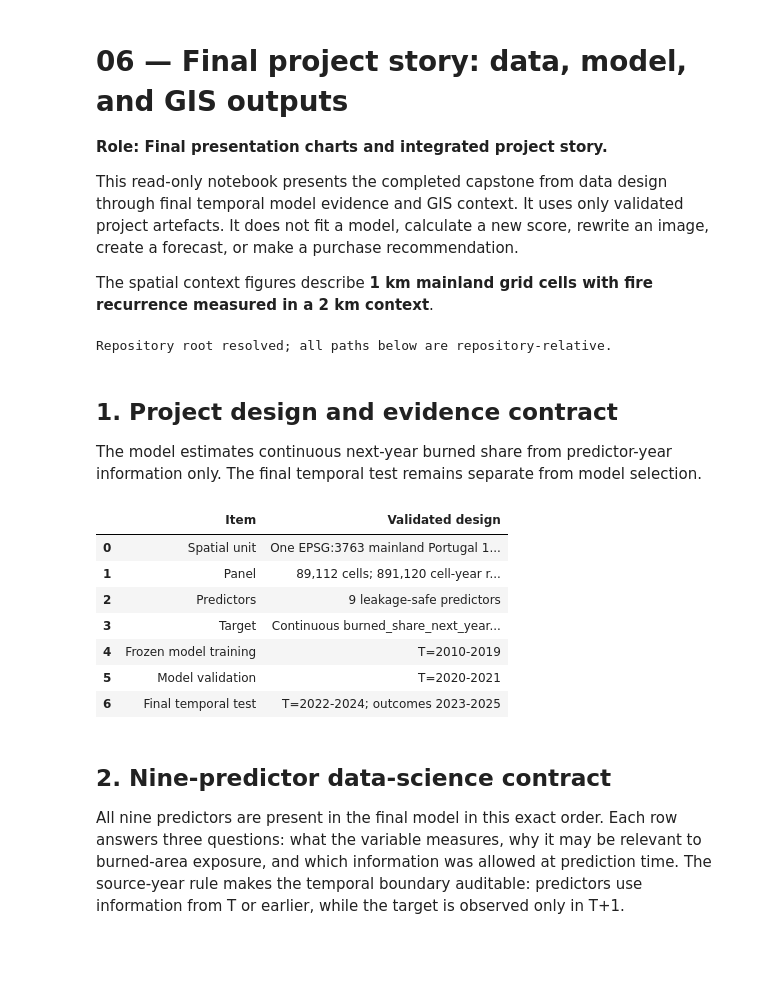
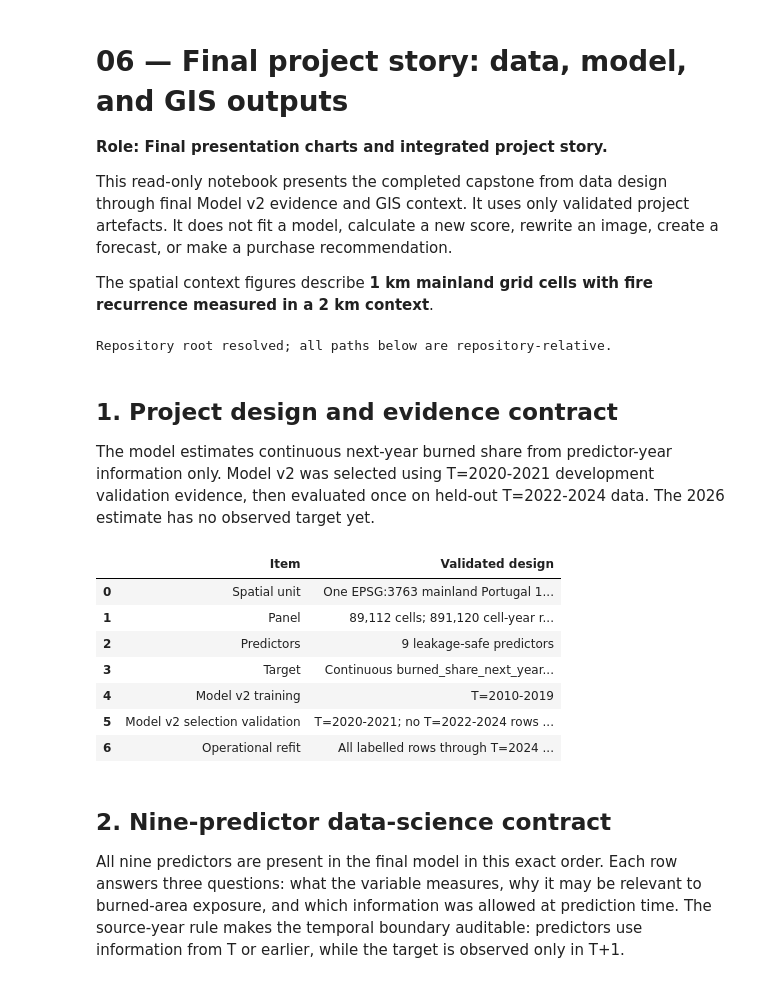
Before and after one commit to serhii-diadechko-git/wildfire_property_screening_portugal, a Jupyter notebook: notebooks/06_final_charts.ipynb, the cells around one changed output. Saved outputs shown, nothing was run; the diff lists cells and outputs as text; code cells hidden in the pictures; blank space fills up the shorter version.

```diff
--- a/notebooks/06_final_charts.ipynb
+++ b/notebooks/06_final_charts.ipynb
@@ -3,7 +3,7 @@
 
 **Role: Final presentation charts and integrated project story.**
 
-This read-only notebook presents the completed capstone from data design through final temporal model evidence and GIS context. It uses only validated project artefacts. It does not fit a model, calculate a new score, rewrite an image, create a forecast, or make a purchase recommendation.
+This read-only notebook presents the completed capstone from data design through final Model v2 evidence and GIS context. It uses only validated project artefacts. It does not fit a model, calculate a new score, rewrite an image, create a forecast, or make a purchase recommendation.
 
 The spatial context figures describe **1 km mainland grid cells with fire recurrence measured in a 2 km context**.
 # %%
@@ -27,45 +27,47 @@ Repository root resolved; all paths below are repository-relative.
 # %% [markdown]
 ## 1. Project design and evidence contract
 
-The model estimates continuous next-year burned share from predictor-year information only. The final temporal test remains separate from model selection.
+The model estimates continuous next-year burned share from predictor-year information only. Model v2 was selected using T=2020-2021 development validation evidence, then evaluated once on held-out T=2022-2024 data. The 2026 estimate has no observed target yet.
 # %%
 from src.feature_contract import FIELD_CONTRACTS, PREDICTOR_COLUMNS, TARGET_COLUMN
 from src.final_visuals import validate_final_visuals
-from src.model_diagnostics import validate_model_diagnostics
+from src.model_diagnostics import DIAGNOSTIC_FIGURES
+from src.notebook_reporting import (binned_observed_estimated_table, model_comparison_frame, plot_binned_observed_estimated, plot_metric_comparison, plot_prediction_diagnostics)
 
 national_validation_path = PROJECT_ROOT / 'data/processed/national_panel_2015_2024_validation.json'
 eda_path = PROJECT_ROOT / 'reports/validation/national_panel_model_readiness_eda.json'
-final_metrics_path = PROJECT_ROOT / 'data/processed/extended_model_selection_2010_2021/final_temporal_test_metrics.json'
+final_test_metrics_path = PROJECT_ROOT / 'data/processed/extended_model_selection_2010_2021/final_temporal_test_metrics.json'
+final_test_predictions_path = PROJECT_ROOT / 'data/processed/extended_model_selection_2010_2021/final_temporal_test_predictions.parquet'
 national_validation = json.loads(national_validation_path.read_text(encoding='utf-8'))
 eda = json.loads(eda_path.read_text(encoding='utf-8'))
-final_metrics = json.loads(final_metrics_path.read_text(encoding='utf-8'))
+final_test_metrics = json.loads(final_test_metrics_path.read_text(encoding='utf-8'))
+final_test_predictions = pd.read_parquet(final_test_predictions_path)
 presentation_validation = validate_final_visuals()
-diagnostic_inventory = validate_model_diagnostics()
 
 assert len(PREDICTOR_COLUMNS) == 9
 assert national_validation['actual_row_count'] == 891_120
-assert tuple(final_metrics['design']['final_test_years']) == (2022, 2023, 2024)
-assert diagnostic_inventory['status'] == 'verified_existing'
+assert final_test_metrics['design']['final_test_years'] == [2022, 2023, 2024]
+assert final_test_metrics['design']['tuning_performed'] is False
 
 design = pd.DataFrame([
     ('Spatial unit', 'One EPSG:3763 mainland Portugal 1 km cell per predictor year'),
     ('Panel', f"{national_validation['grid_cell_count']:,} cells; {national_validation['actual_row_count']:,} cell-year rows for T=2015-2024"),
     ('Predictors', f"{len(PREDICTOR_COLUMNS)} leakage-safe predictors"),
     ('Target', 'Continuous burned_share_next_year in T+1'),
-    ('Frozen model training', 'T=2010-2019'),
-    ('Model validation', 'T=2020-2021'),
-    ('Final temporal test', 'T=2022-2024; outcomes 2023-2025'),
+    ('Model v2 training', 'T=2010-2019'),
+    ('Model v2 selection validation', 'T=2020-2021; no T=2022-2024 rows read'),
+    ('Operational refit', 'All labelled rows through T=2024 / outcome 2025'),
 ], columns=['Item', 'Validated design'])
 display(design)
 # %% [output]
 |  | Item | Validated design |
 | 0 | Spatial unit | One EPSG:3763 mainland Portugal 1... |
 | 1 | Panel | 89,112 cells; 891,120 cell-year r... |
 | 2 | Predictors | 9 leakage-safe predictors |
 | 3 | Target | Continuous burned_share_next_year... |
-| 4 | Frozen model training | T=2010-2019 |
-| 5 | Model validation | T=2020-2021 |
-| 6 | Final temporal test | T=2022-2024; outcomes 2023-2025 |
+| 4 | Model v2 training | T=2010-2019 |
+| 5 | Model v2 selection validation | T=2020-2021; no T=2022-2024 rows ... |
+| 6 | Operational refit | All labelled rows through T=2024 ... |
 # %% [markdown]
 ## 2. Nine-predictor data-science contract
 
```
Also changed, not shown: parts of 8 cells of this notebook, 35 other files.
